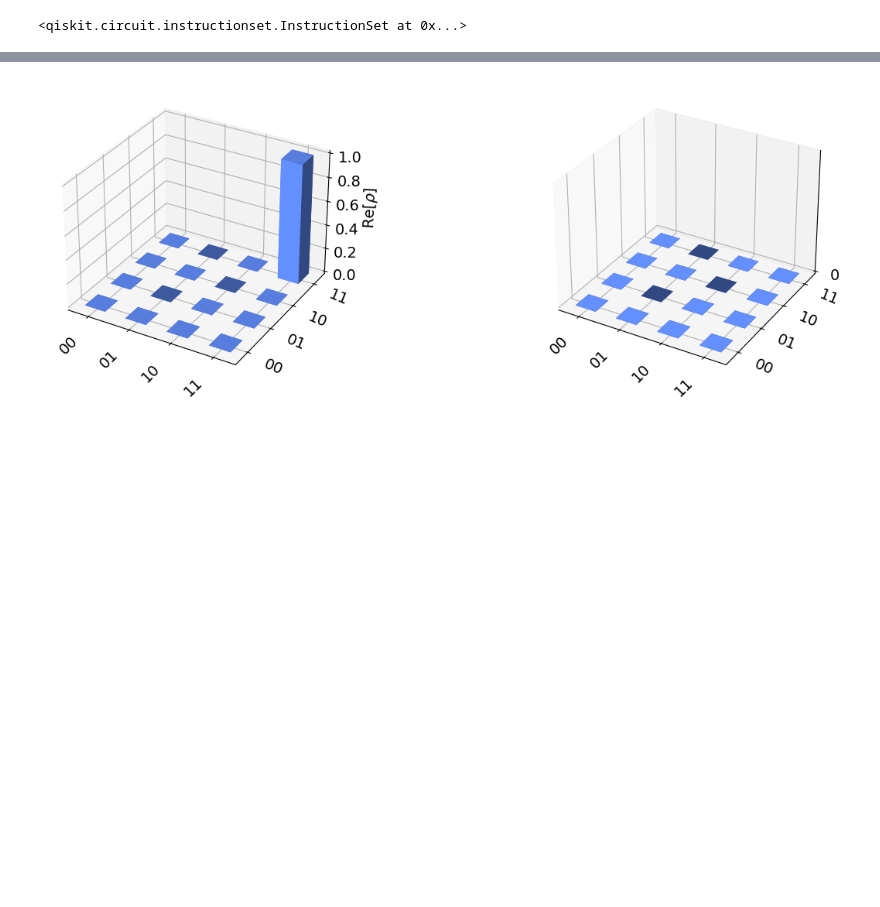
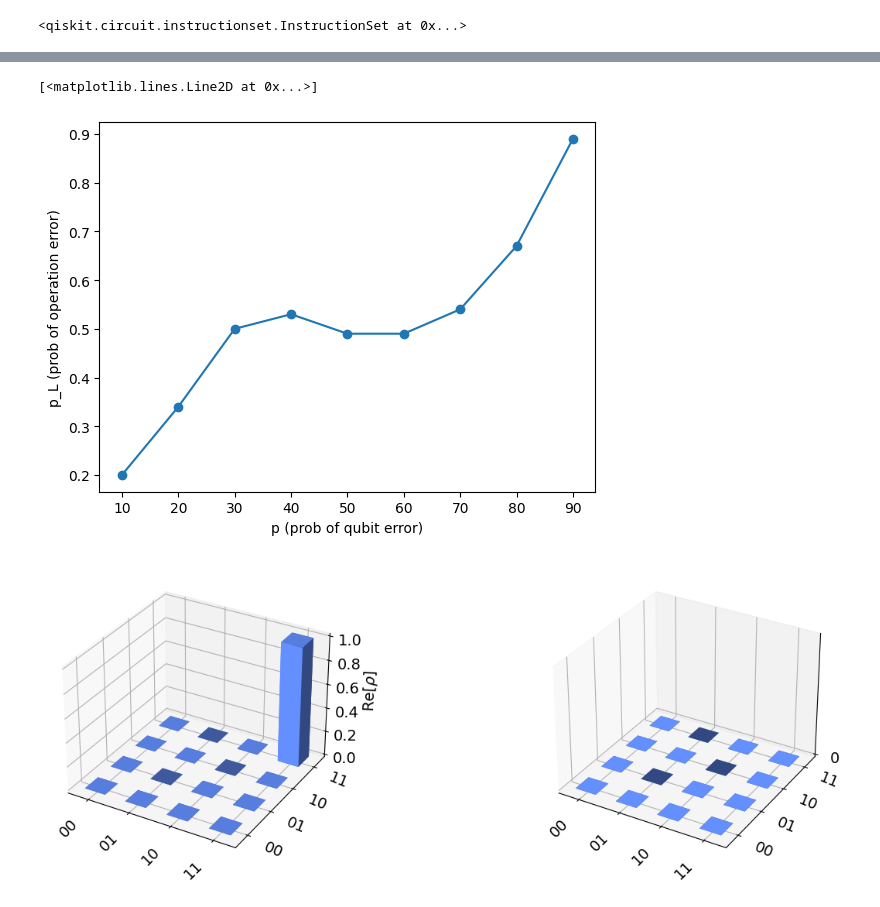
Before and after one commit to Vladlen24/ML4Q, a Jupyter notebook: stean_code.ipynb, the cells around one changed output, grey strips where cells are left out. Saved outputs shown, nothing was run; the diff lists cells and outputs as text; code cells hidden in the pictures; blank space fills up the shorter version.

```diff
--- a/stean_code.ipynb
+++ b/stean_code.ipynb
@@ -289,0 +284,3 @@ print(arr)
+# %%
+logical_0 = ['1011010', '1101001', '1100110', '0000000', '0001111', '0110011', '1010101', '0111100']
+logical_1 = ['0100101', '1110000', '0010110', '1001100', '0101010', '1000011', '0011001', '1111111']
@@ -293,3 +405,18 @@ reduced_state = partial_trace(result, range(7,16))
+# %%
+with open(f'dependence_p_L.txt', 'r') as f:
+    f.readline()
+    p = np.array([float(line.split(', ')[0]) for line in f])
+with open(f'dependence_p_L.txt', 'r') as f:
+    f.readline()
+    p_L = np.array([float(line.split(', ')[1]) for line in f])
+
+plt.ylabel('p_L (prob of operation error)')
+plt.xlabel('p (prob of qubit error)')
+plt.scatter(p, p_L)
+plt.plot(p, p_L)
+# %% [output]
+[<matplotlib.lines.Line2D at 0x...>]
+[figure, added]
 # %%
 qreg = QuantumRegister(7)
 creg = ClassicalRegister(7)
```
Also changed, not shown: parts of 9 cells of this notebook.
